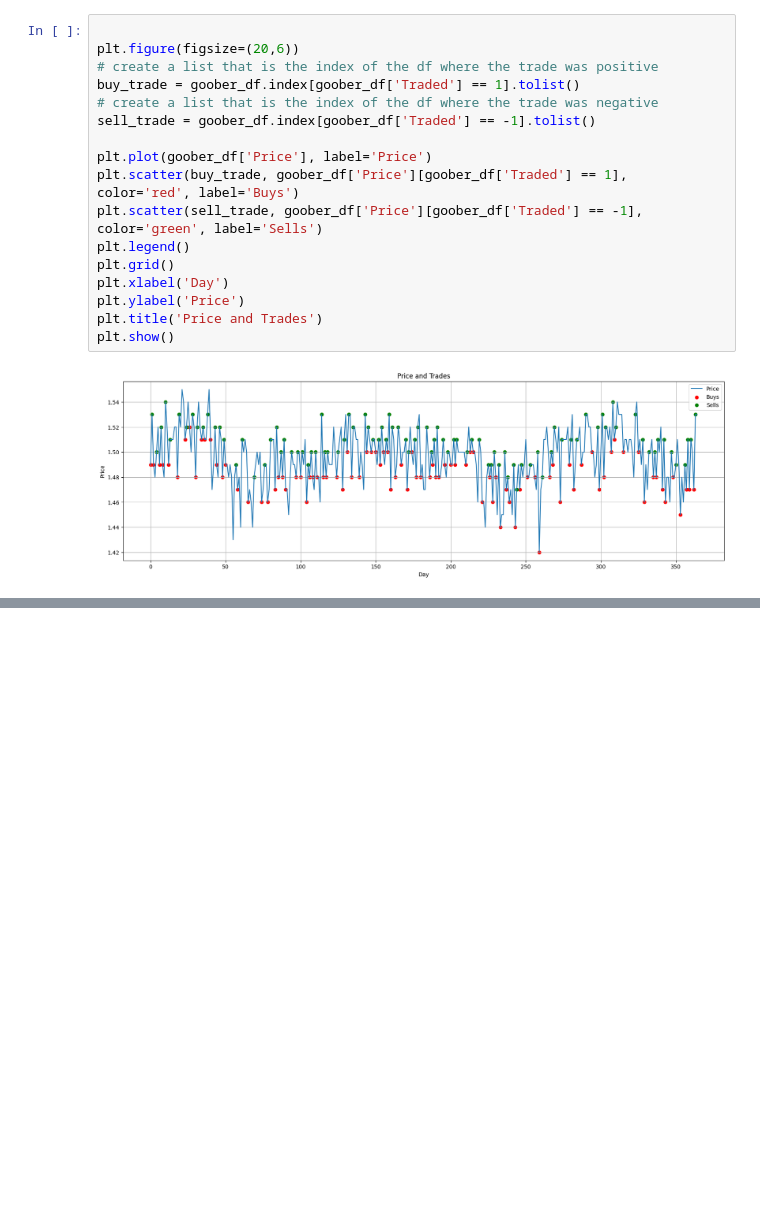
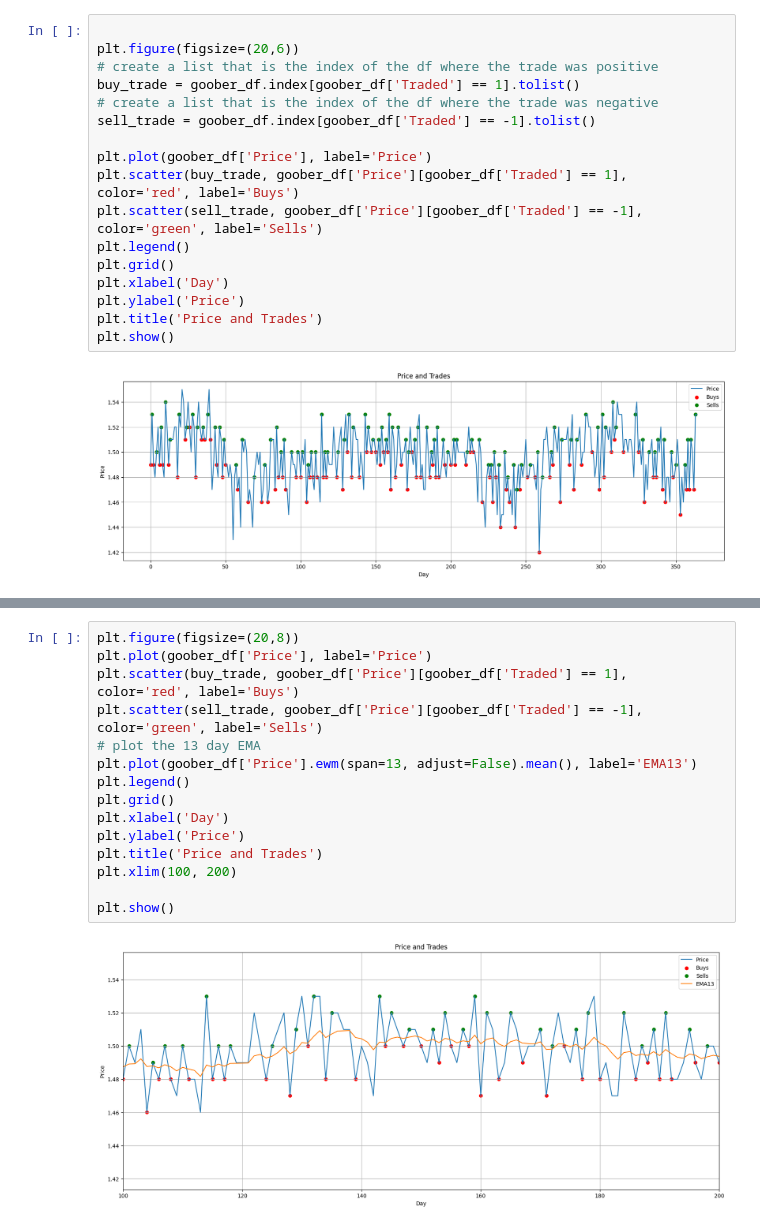
Before and after one commit to TheNoZER0/AlgoJam2024, a Jupyter notebook: Goober_Analyysis.ipynb, the cells around one changed output, grey strips where cells are left out. Cells and saved outputs as stored; diff of their text form; blank space fills up the shorter version.

```diff
--- a/Goober_Analyysis.ipynb
+++ b/Goober_Analyysis.ipynb
@@ -255,0 +259,17 @@ plt.show()
+# %%
+plt.figure(figsize=(20,8))
+plt.plot(goober_df['Price'], label='Price')
+plt.scatter(buy_trade, goober_df['Price'][goober_df['Traded'] == 1], color='red', label='Buys')
+plt.scatter(sell_trade, goober_df['Price'][goober_df['Traded'] == -1], color='green', label='Sells')
+# plot the 13 day EMA
+plt.plot(goober_df['Price'].ewm(span=13, adjust=False).mean(), label='EMA13')
+plt.legend()
+plt.grid()
+plt.xlabel('Day')
+plt.ylabel('Price')
+plt.title('Price and Trades')
+plt.xlim(100, 200)
+
+plt.show()
+# %% [output]
+[figure, added]
```
Also changed, not shown: parts of 1 cell of this notebook.
